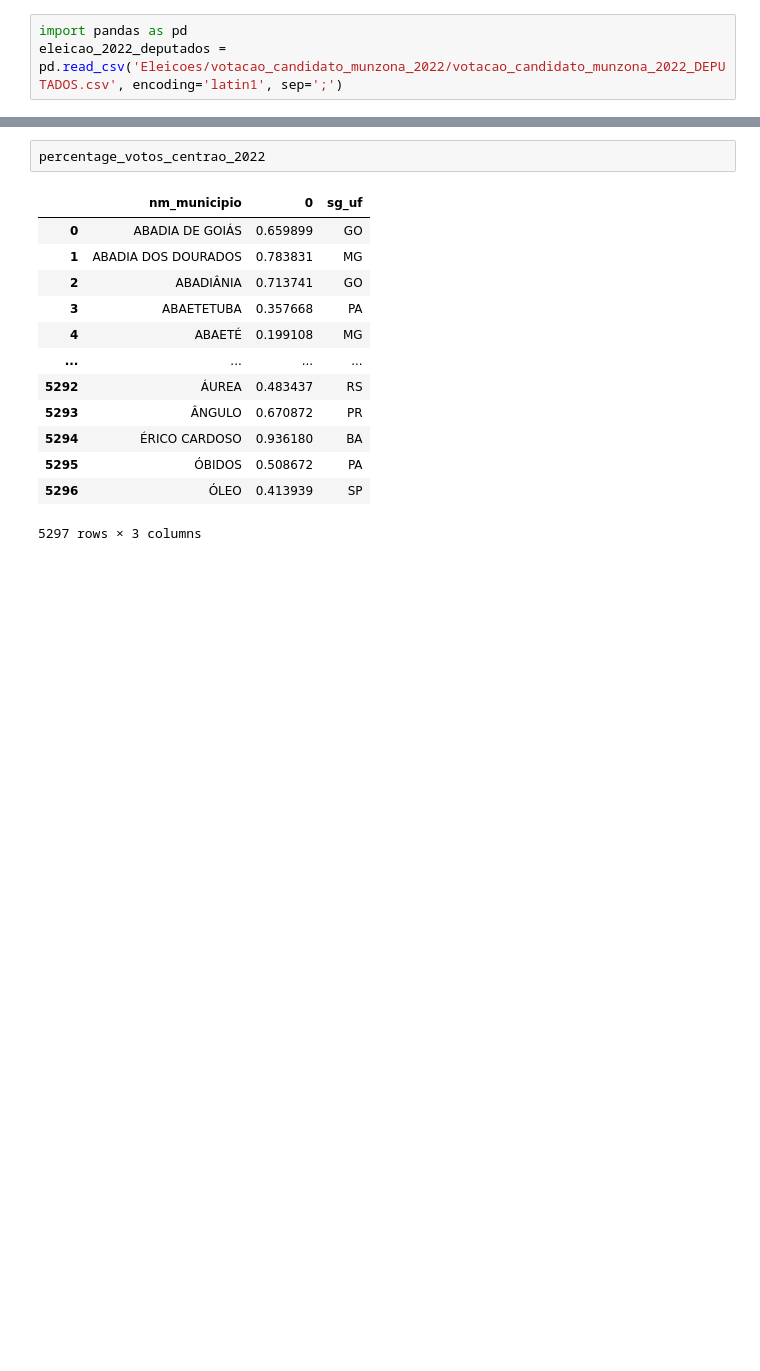
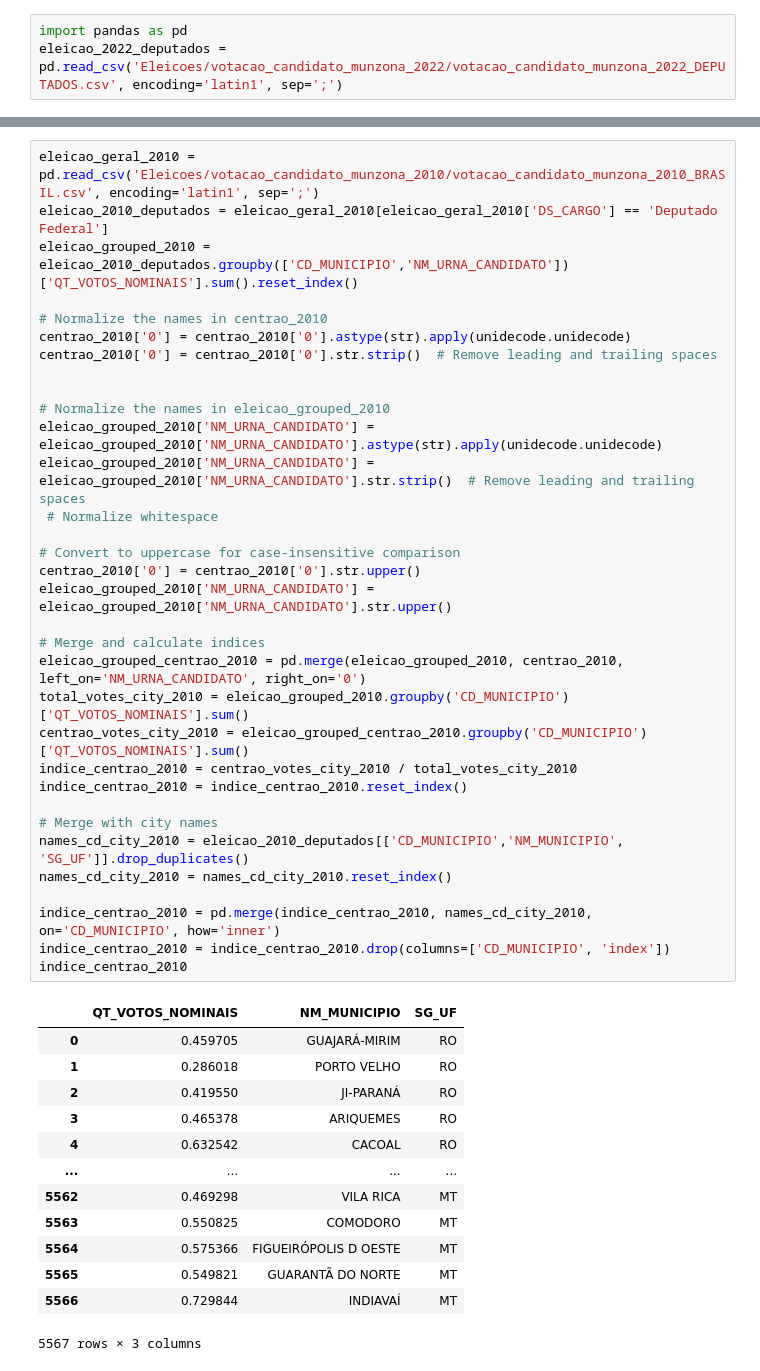
Before and after one commit to LuizVenosa/Grafico-Camera, a Jupyter notebook: Dados consolidado/eleicoes.ipynb, the cells around one changed output, grey strips where cells are left out. Saved outputs shown, nothing was run; the diff lists cells and outputs as text; blank space fills up the shorter version.

```diff
--- a/Dados consolidado/eleicoes.ipynb
+++ b/Dados consolidado/eleicoes.ipynb
@@ -162,16 +260,47 @@ percentage_votos_centrao_2022
-# %%
-percentage_votos_centrao_2022
-# %% [output]
-|  | nm_municipio | 0 | sg_uf |
-| 0 | ABADIA DE GOIÁS | 0.659899 | GO |
-| 1 | ABADIA DOS DOURADOS | 0.783831 | MG |
-| 2 | ABADIÂNIA | 0.713741 | GO |
-| 3 | ABAETETUBA | 0.357668 | PA |
-| 4 | ABAETÉ | 0.199108 | MG |
-| ... | ... | ... | ... |
-| 5292 | ÁUREA | 0.483437 | RS |
-| 5293 | ÂNGULO | 0.670872 | PR |
-| 5294 | ÉRICO CARDOSO | 0.936180 | BA |
-| 5295 | ÓBIDOS | 0.508672 | PA |
-| 5296 | ÓLEO | 0.413939 | SP |
-5297 rows × 3 columns
+# %%
+eleicao_geral_2010 = pd.read_csv('Eleicoes/votacao_candidato_munzona_2010/votacao_candidato_munzona_2010_BRASIL.csv', encoding='latin1', sep=';')
+eleicao_2010_deputados = eleicao_geral_2010[eleicao_geral_2010['DS_CARGO'] == 'Deputado Federal']
+eleicao_grouped_2010 = eleicao_2010_deputados.groupby(['CD_MUNICIPIO','NM_URNA_CANDIDATO'])['QT_VOTOS_NOMINAIS'].sum().reset_index()
+
+# Normalize the names in centrao_2010
+centrao_2010['0'] = centrao_2010['0'].astype(str).apply(unidecode.unidecode)
+centrao_2010['0'] = centrao_2010['0'].str.strip()  # Remove leading and trailing spaces
+
+
+# Normalize the names in eleicao_grouped_2010
+eleicao_grouped_2010['NM_URNA_CANDIDATO'] = eleicao_grouped_2010['NM_URNA_CANDIDATO'].astype(str).apply(unidecode.unidecode)
+eleicao_grouped_2010['NM_URNA_CANDIDATO'] = eleicao_grouped_2010['NM_URNA_CANDIDATO'].str.strip()  # Remove leading and trailing spaces
+ # Normalize whitespace
+
+# Convert to uppercase for case-insensitive comparison
+centrao_2010['0'] = centrao_2010['0'].str.upper()
+eleicao_grouped_2010['NM_URNA_CANDIDATO'] = eleicao_grouped_2010['NM_URNA_CANDIDATO'].str.upper()
+
+# Merge and calculate indices
+eleicao_grouped_centrao_2010 = pd.merge(eleicao_grouped_2010, centrao_2010, left_on='NM_URNA_CANDIDATO', right_on='0')
+total_votes_city_2010 = eleicao_grouped_2010.groupby('CD_MUNICIPIO')['QT_VOTOS_NOMINAIS'].sum()
+centrao_votes_city_2010 = eleicao_grouped_centrao_2010.groupby('CD_MUNICIPIO')['QT_VOTOS_NOMINAIS'].sum()
+indice_centrao_2010 = centrao_votes_city_2010 / total_votes_city_2010
+indice_centrao_2010 = indice_centrao_2010.reset_index()
+
+# Merge with city names
+names_cd_city_2010 = eleicao_2010_deputados[['CD_MUNICIPIO','NM_MUNICIPIO', 'SG_UF']].drop_duplicates()
+names_cd_city_2010 = names_cd_city_2010.reset_index()
+
+indice_centrao_2010 = pd.merge(indice_centrao_2010, names_cd_city_2010, on='CD_MUNICIPIO', how='inner')
+indice_centrao_2010 = indice_centrao_2010.drop(columns=['CD_MUNICIPIO', 'index'])
+indice_centrao_2010
+# %% [output]
+|  | QT_VOTOS_NOMINAIS | NM_MUNICIPIO | SG_UF |
+| 0 | 0.459705 | GUAJARÁ-MIRIM | RO |
+| 1 | 0.286018 | PORTO VELHO | RO |
+| 2 | 0.419550 | JI-PARANÁ | RO |
+| 3 | 0.465378 | ARIQUEMES | RO |
+| 4 | 0.632542 | CACOAL | RO |
+| ... | ... | ... | ... |
+| 5562 | 0.469298 | VILA RICA | MT |
+| 5563 | 0.550825 | COMODORO | MT |
+| 5564 | 0.575366 | FIGUEIRÓPOLIS D OESTE | MT |
+| 5565 | 0.549821 | GUARANTÃ DO NORTE | MT |
+| 5566 | 0.729844 | INDIAVAÍ | MT |
+5567 rows × 3 columns
```
Also changed, not shown: parts of 33 cells of this notebook, 3 other files.
